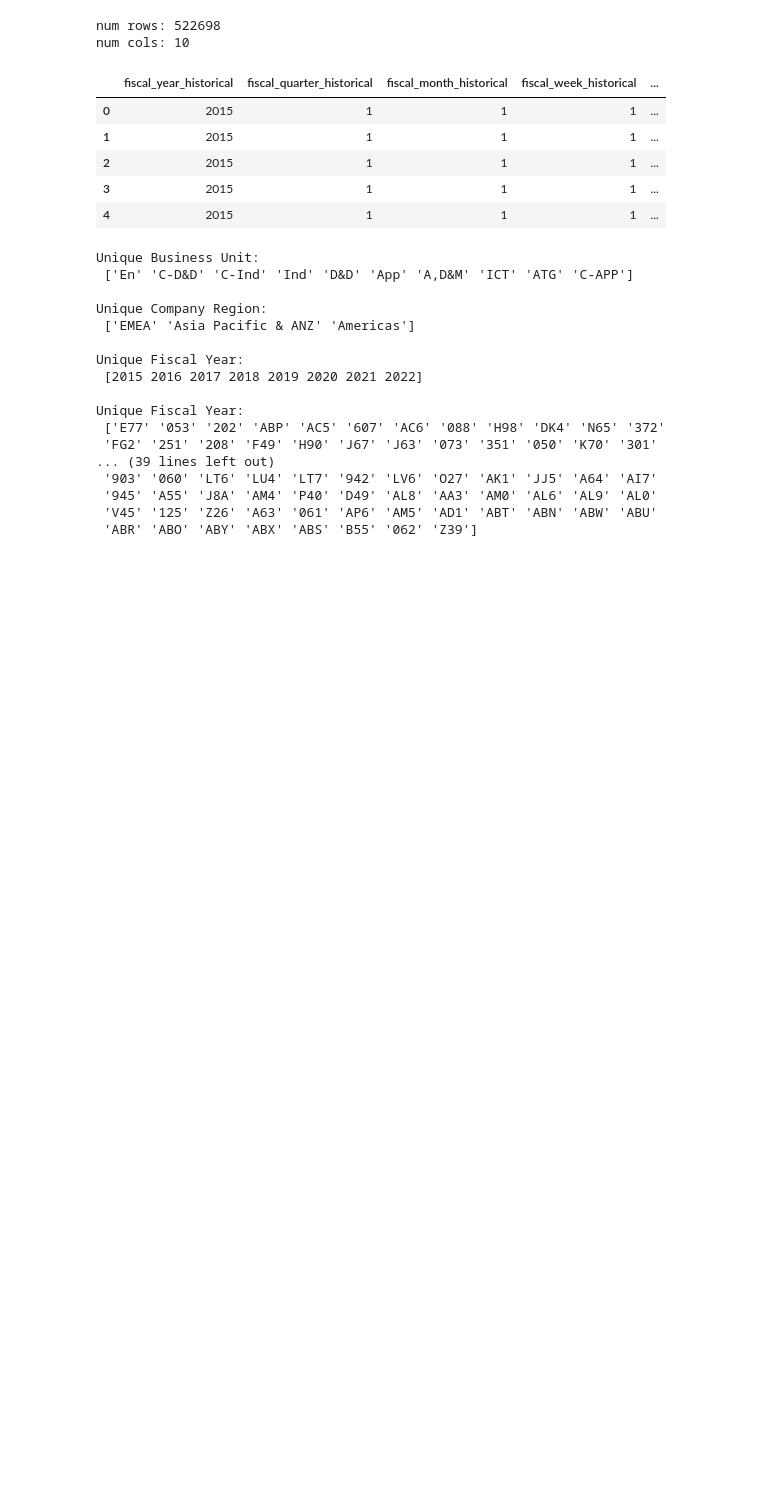
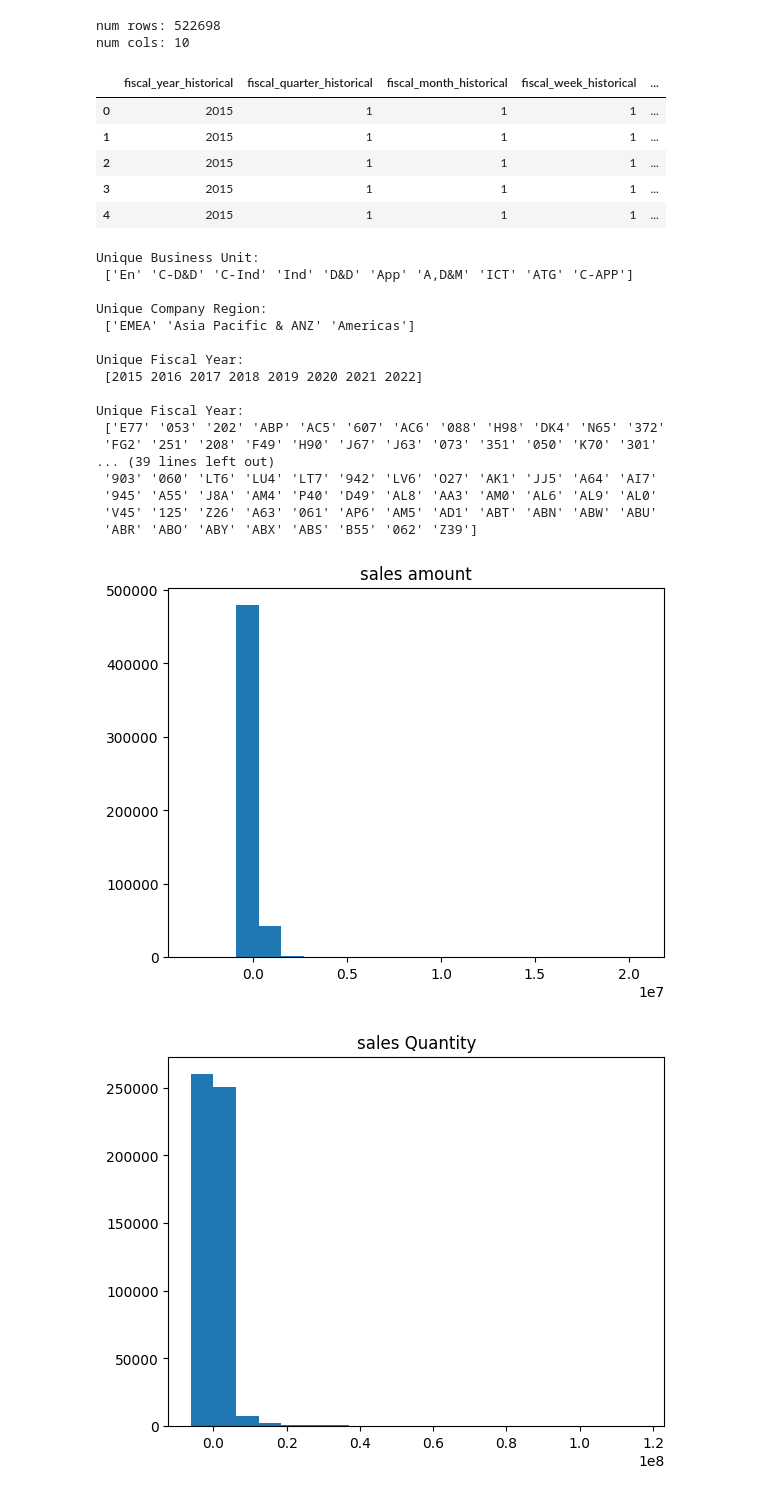
Before and after one commit to Abuynits/TE_Connect, a Jupyter notebook: sales_data_eda.ipynb, the cells around one changed output. Drawn from its saved outputs; the diff is of its cells as text; code cells hidden in the pictures; blank space fills up the shorter version.

```diff
--- a/sales_data_eda.ipynb
+++ b/sales_data_eda.ipynb
@@ -58,6 +58,16 @@ Unique Fiscal Year:
  '945' 'A55' 'J8A' 'AM4' 'P40' 'D49' 'AL8' 'AA3' 'AM0' 'AL6' 'AL9' 'AL0'
  'V45' '125' 'Z26' 'A63' '061' 'AP6' 'AM5' 'AD1' 'ABT' 'ABN' 'ABW' 'ABU'
  'ABR' 'ABO' 'ABY' 'ABX' 'ABS' 'B55' '062' 'Z39']
+# %%
+plt.hist(df['sales_amount'],bins=20)
+plt.title("sales amount")
+plt.show()
+plt.title("sales Quantity")
+plt.hist(df['sales_quantity'],bins=20)
+plt.show()
+# %% [output]
+[figure, added]
+[figure, added]
 # %%
 def display_cmp(cmp_col,cmp_val,unique_col_list):
 
```
Also changed, not shown: parts of 4 cells of this notebook.
